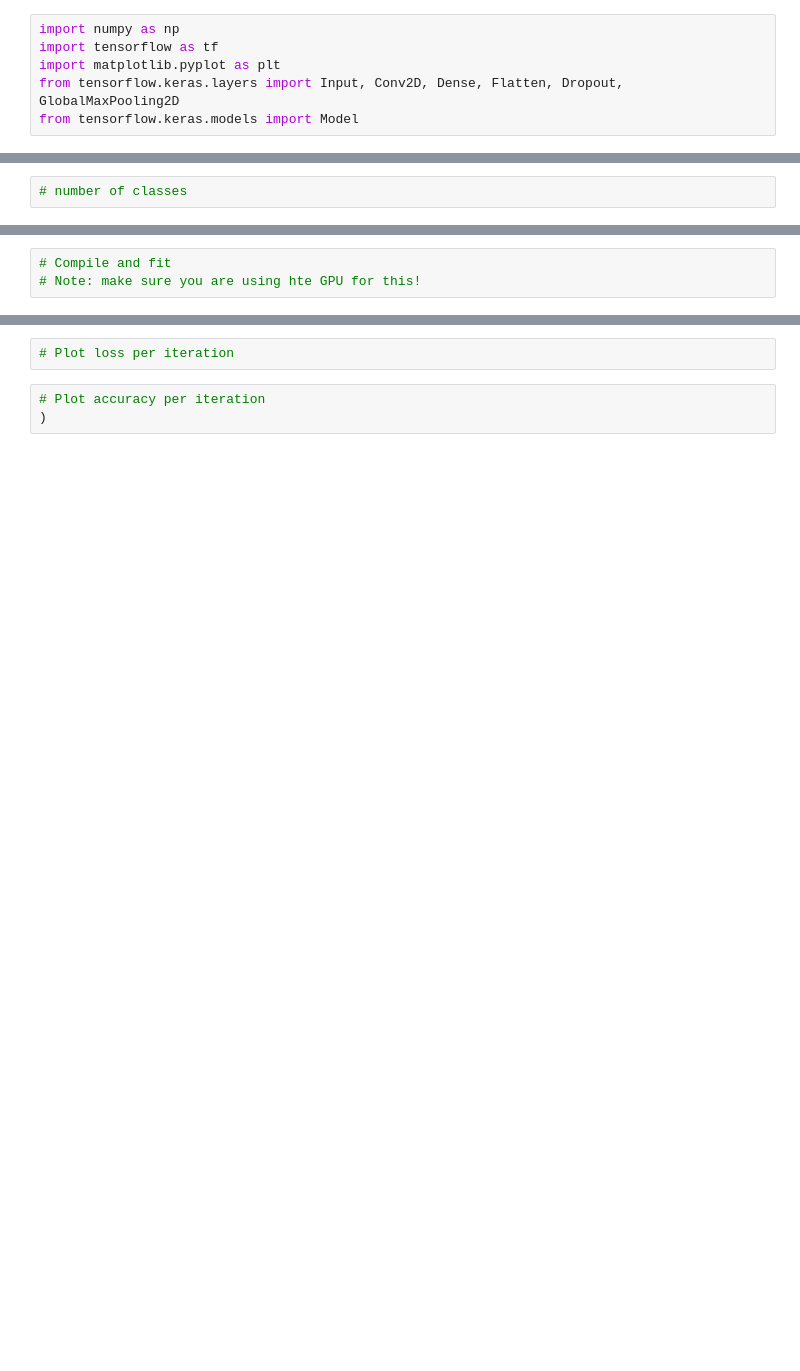
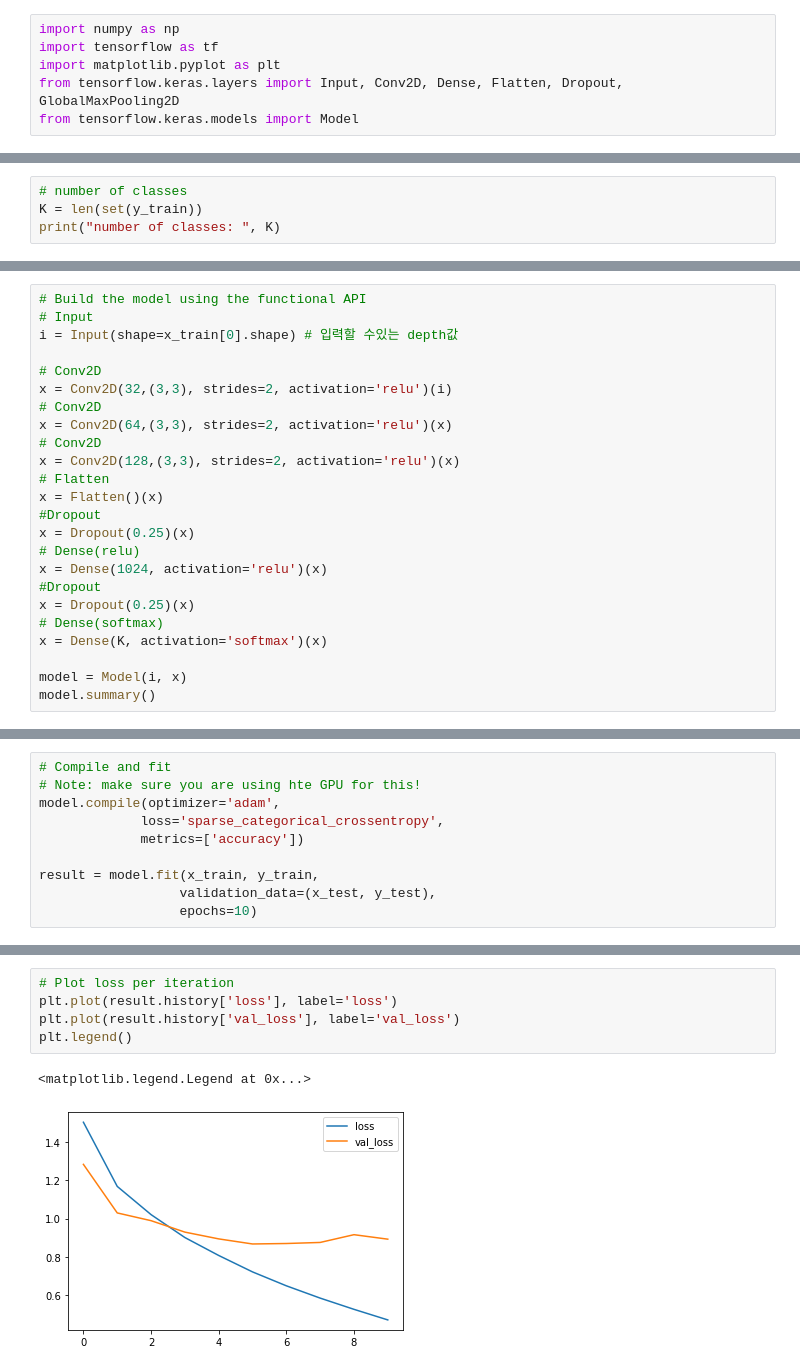
Before and after one commit to naxvinci/deeplearningTIL, a Jupyter notebook: ml/source/Day4/04.Keras/TF2/02.TF2_CIFAR.ipynb, the cells around one changed output, grey strips where cells are left out. Saved outputs shown, nothing was run; the diff lists cells and outputs as text; blank space fills up the shorter version.

```diff
--- a/ml/source/Day4/04.Keras/TF2/02.TF2_CIFAR.ipynb
+++ b/ml/source/Day4/04.Keras/TF2/02.TF2_CIFAR.ipynb
@@ -18,2 +23,4 @@ print("y_train.shape:", y_train.shape)
 # %%
 # number of classes
+K = len(set(y_train))
+print("number of classes: ", K)
@@ -21,0 +50,24 @@ print("y_train.shape:", y_train.shape)
+# %%
+# Build the model using the functional API
+# Input
+i = Input(shape=x_train[0].shape) # 입력할 수있는 depth값
+
+# Conv2D
+x = Conv2D(32,(3,3), strides=2, activation='relu')(i)
+# Conv2D
+x = Conv2D(64,(3,3), strides=2, activation='relu')(x)
+# Conv2D
+x = Conv2D(128,(3,3), strides=2, activation='relu')(x)
+# Flatten
+x = Flatten()(x)
+#Dropout
+x = Dropout(0.25)(x)
+# Dense(relu)
+x = Dense(1024, activation='relu')(x)
+#Dropout
+x = Dropout(0.25)(x)
+# Dense(softmax)
+x = Dense(K, activation='softmax')(x)
+
+model = Model(i, x)
+model.summary()
@@ -22,3 +92,10 @@ print("y_train.shape:", y_train.shape)
 # %%
 # Compile and fit
 # Note: make sure you are using hte GPU for this!
+model.compile(optimizer='adam',
+             loss='sparse_categorical_crossentropy',
+             metrics=['accuracy'])
+
+result = model.fit(x_train, y_train,
+                  validation_data=(x_test, y_test),
+                  epochs=10)
@@ -25,5 +120,8 @@ print("y_train.shape:", y_train.shape)
-# %%
-# Plot loss per iteration
-# %%
-# Plot accuracy per iteration
-)
+# %%
+# Plot loss per iteration
+plt.plot(result.history['loss'], label='loss')
+plt.plot(result.history['val_loss'], label='val_loss')
+plt.legend()
+# %% [output]
+<matplotlib.legend.Legend at 0x...>
+[figure, added]
```
Also changed, not shown: parts of 13 cells of this notebook, 17 other files.
